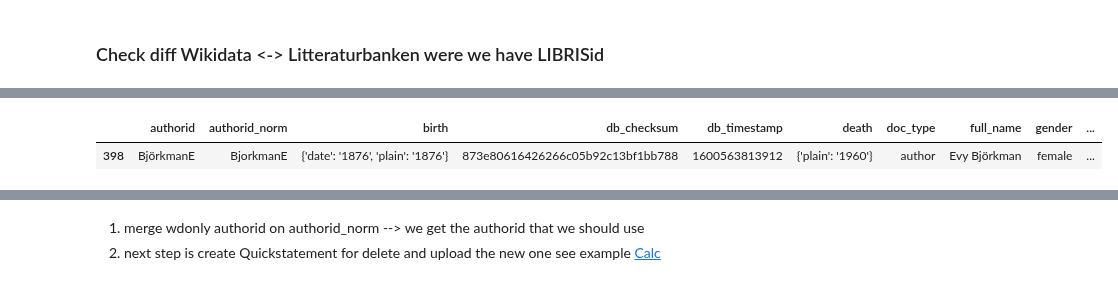
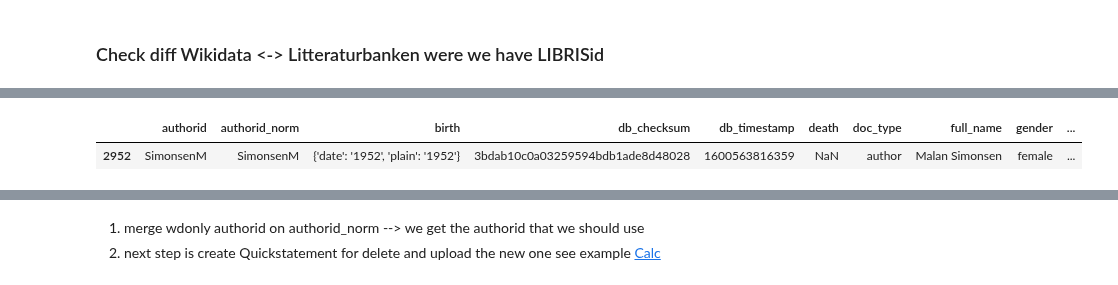
Before and after one commit to salgo60/open-data-examples, a Jupyter notebook: Litteraturbanken Author.ipynb, the cells around one changed output, grey strips where cells are left out. Drawn from its saved outputs; the diff is of its cells as text; code cells hidden in the pictures.

```diff
--- a/Litteraturbanken Author.ipynb
+++ b/Litteraturbanken Author.ipynb
@@ -452,7 +461,7 @@ df[df['authorid_norm'].str.contains("WahlinK")]
 | 3574 | WåhlinK | WahlinK | {'date': '1861', 'plain': '1861'} | b8df8ca649f60fc148478e511156e51c | 1600563816844 | {'date': '1937', 'plain': '1937'} | author | Karl Wåhlin | male | ... |
 | 3575 | WåhlinKr | WahlinKr | {'date': '1942', 'plain': '1942'} | 97c8081e467fdac69211feee0e73fbe5 | 1600563816853 | {'date': '1995', 'plain': '1995'} | author | Kristian Wåhlin | male | ... |
 # %%
-df[df['authorid'].str.contains("BjörkmanE")]
+df[df['authorid'].str.contains("SimonsenM")]
 # %% [output]
 |  | authorid | authorid_norm | birth | db_checksum | db_timestamp | death | doc_type | full_name | gender | ... |
-| 398 | BjörkmanE | BjorkmanE | {'date': '1876', 'plain': '1876'} | 873e80616426266c05b92c13bf1bb788 | 1600563813912 | {'plain': '1960'} | author | Evy Björkman | female | ... |
+| 2952 | SimonsenM | SimonsenM | {'date': '1952', 'plain': '1952'} | 3bdab10c0a03259594bdb1ade8d48028 | 1600563816359 | NaN | author | Malan Simonsen | female | ... |
```
Also changed, not shown: parts of 28 cells of this notebook, 3 other files.
